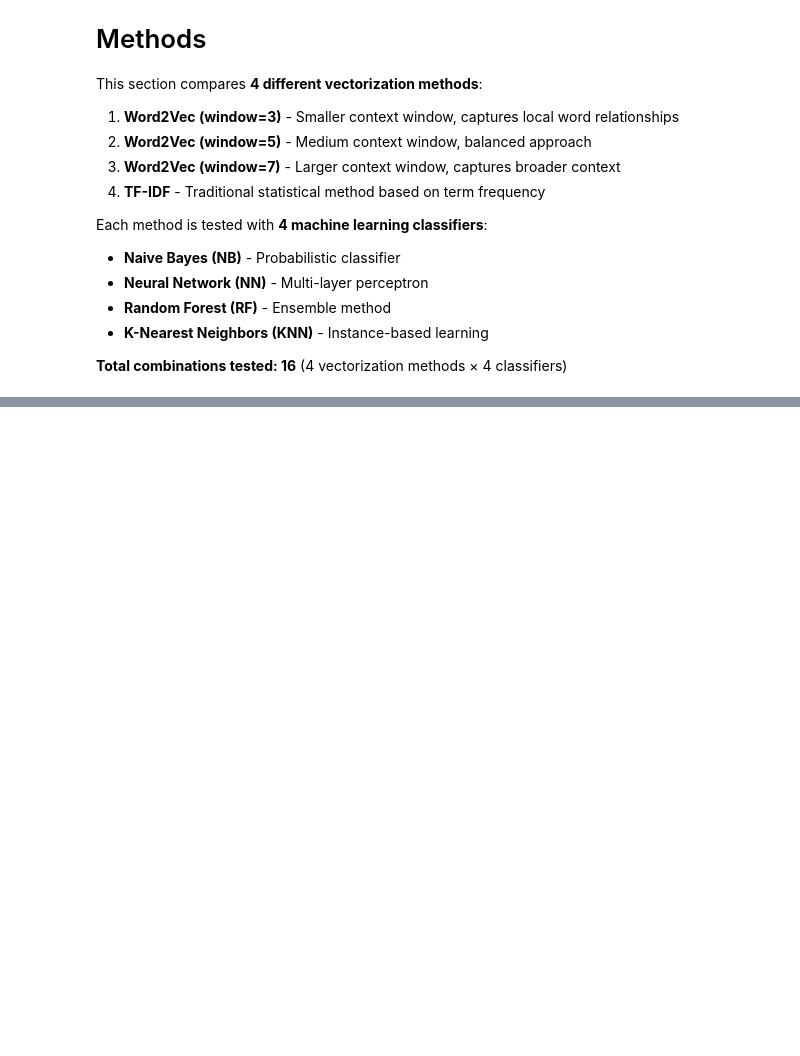
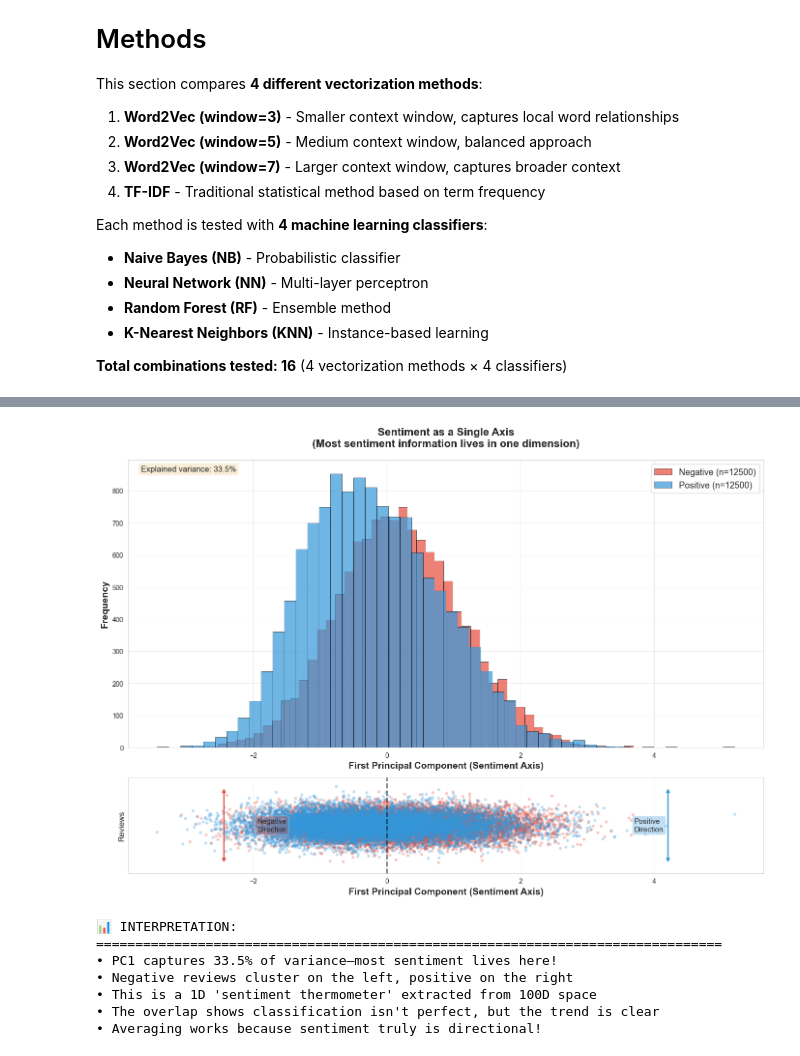
Before and after one commit to keshavagarwal2004dev/sentiment-analysis-using-word2vec, a Jupyter notebook: code.ipynb, the cells around one changed output, grey strips where cells are left out. Cells and saved outputs as stored; diff of their text form; code cells hidden in the pictures; blank space fills up the shorter version.

```diff
--- a/code.ipynb
+++ b/code.ipynb
@@ -450,0 +785,74 @@ print("\n✓ Visualization saved as 'results_comparison.png'")
+# %%
+# Use only the first principal component
+pca_1d = PCA(n_components=1)
+vectors_1d = pca_1d.fit_transform(all_vectors).flatten()
+
+# Separate by label
+positive_1d = vectors_1d[all_labels == 1]
+negative_1d = vectors_1d[all_labels == 0]
+
+# Plot
+fig, (ax1, ax2) = plt.subplots(2, 1, figsize=(14, 10),
+                                gridspec_kw={'height_ratios': [3, 1]})
+
+# Histogram
+ax1.hist(negative_1d, bins=50, alpha=0.7, color='#e74c3c',
+         label=f'Negative (n={len(negative_1d)})', edgecolor='black', linewidth=0.5)
+ax1.hist(positive_1d, bins=50, alpha=0.7, color='#3498db',
+         label=f'Positive (n={len(positive_1d)})', edgecolor='black', linewidth=0.5)
+
+ax1.set_xlabel('First Principal Component (Sentiment Axis)', fontsize=14, fontweight='bold')
+ax1.set_ylabel('Frequency', fontsize=14, fontweight='bold')
+ax1.set_title('Sentiment as a Single Axis\n(Most sentiment information lives in one dimension)',
+              fontsize=16, fontweight='bold', pad=20)
+ax1.legend(fontsize=13, loc='upper right')
+ax1.grid(True, alpha=0.3, axis='y')
+
+# Add explained variance
+explained_var_1d = pca_1d.explained_variance_ratio_[0]
+ax1.text(0.02, 0.98, f'Explained variance: {explained_var_1d:.1%}',
+         transform=ax1.transAxes, fontsize=12, verticalalignment='top',
+         bbox=dict(boxstyle='round', facecolor='wheat', alpha=0.5))
+
+# Strip plot (to show individual points)
+ax2.scatter(negative_1d, np.random.normal(0, 0.02, size=len(negative_1d)),
+           alpha=0.3, s=20, c='#e74c3c', edgecolors='none')
+ax2.scatter(positive_1d, np.random.normal(0, 0.02, size=len(positive_1d)),
+           alpha=0.3, s=20, c='#3498db', edgecolors='none')
+ax2.set_xlabel('First Principal Component (Sentiment Axis)', fontsize=14, fontweight='bold')
+ax2.set_ylabel('Reviews', fontsize=12)
+ax2.set_yticks([])
+ax2.set_ylim([-0.1, 0.1])
+ax2.grid(True, alpha=0.3, axis='x')
+ax2.axvline(x=0, color='black', linestyle='--', linewidth=2, alpha=0.5)
+
+# Add arrows showing direction
+ax2.annotate('', xy=(min(vectors_1d) + 1, -0.08), xytext=(min(vectors_1d) + 1, 0.08),
+            arrowprops=dict(arrowstyle='<->', color='#e74c3c', lw=2))
+ax2.text(min(vectors_1d) + 1.5, 0, 'Negative\nDirection', fontsize=11, va='center',
+        bbox=dict(boxstyle='round', facecolor='#e74c3c', alpha=0.3))
+
+ax2.annotate('', xy=(max(vectors_1d) - 1, -0.08), xytext=(max(vectors_1d) - 1, 0.08),
+            arrowprops=dict(arrowstyle='<->', color='#3498db', lw=2))
+ax2.text(max(vectors_1d) - 1.5, 0, 'Positive\nDirection', fontsize=11, va='center',
+        bbox=dict(boxstyle='round', facecolor='#3498db', alpha=0.3))
+
+plt.tight_layout()
+plt.show()
+
+print("\n📊 INTERPRETATION:")
+print("="*80)
+print(f"• PC1 captures {explained_var_1d:.1%} of variance—most sentiment lives here!")
+print("• Negative reviews cluster on the left, positive on the right")
+print("• This is a 1D 'sentiment thermometer' extracted from 100D space")
+print("• The overlap shows classification isn't perfect, but the trend is clear")
+print("• Averaging works because sentiment truly is directional!")
+# %% [output]
+[figure, added]
+📊 INTERPRETATION:
+================================================================================
+• PC1 captures 33.5% of variance—most sentiment lives here!
+• Negative reviews cluster on the left, positive on the right
+• This is a 1D 'sentiment thermometer' extracted from 100D space
+• The overlap shows classification isn't perfect, but the trend is clear
+• Averaging works because sentiment truly is directional!
```
Also changed, not shown: parts of 28 cells of this notebook, 14 other files.
